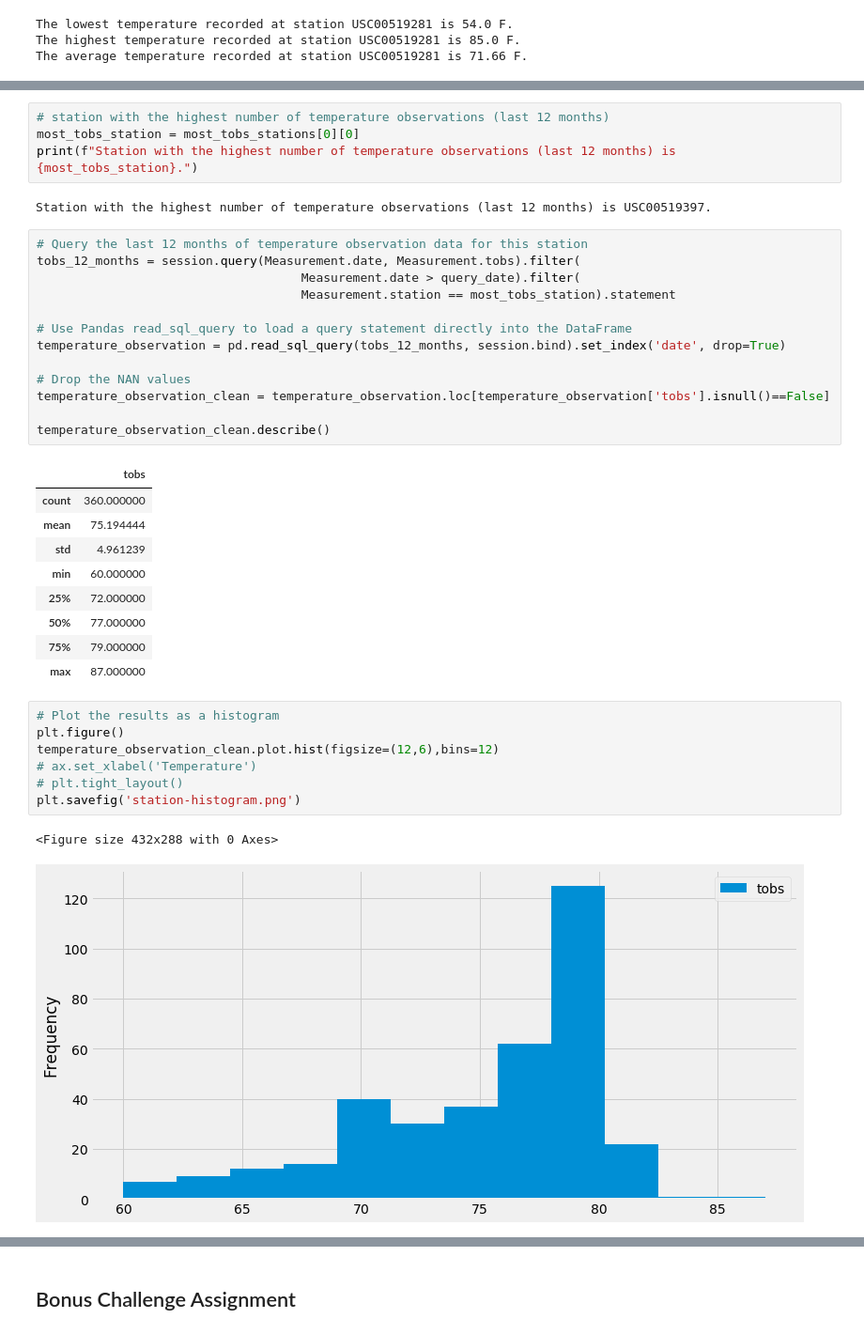
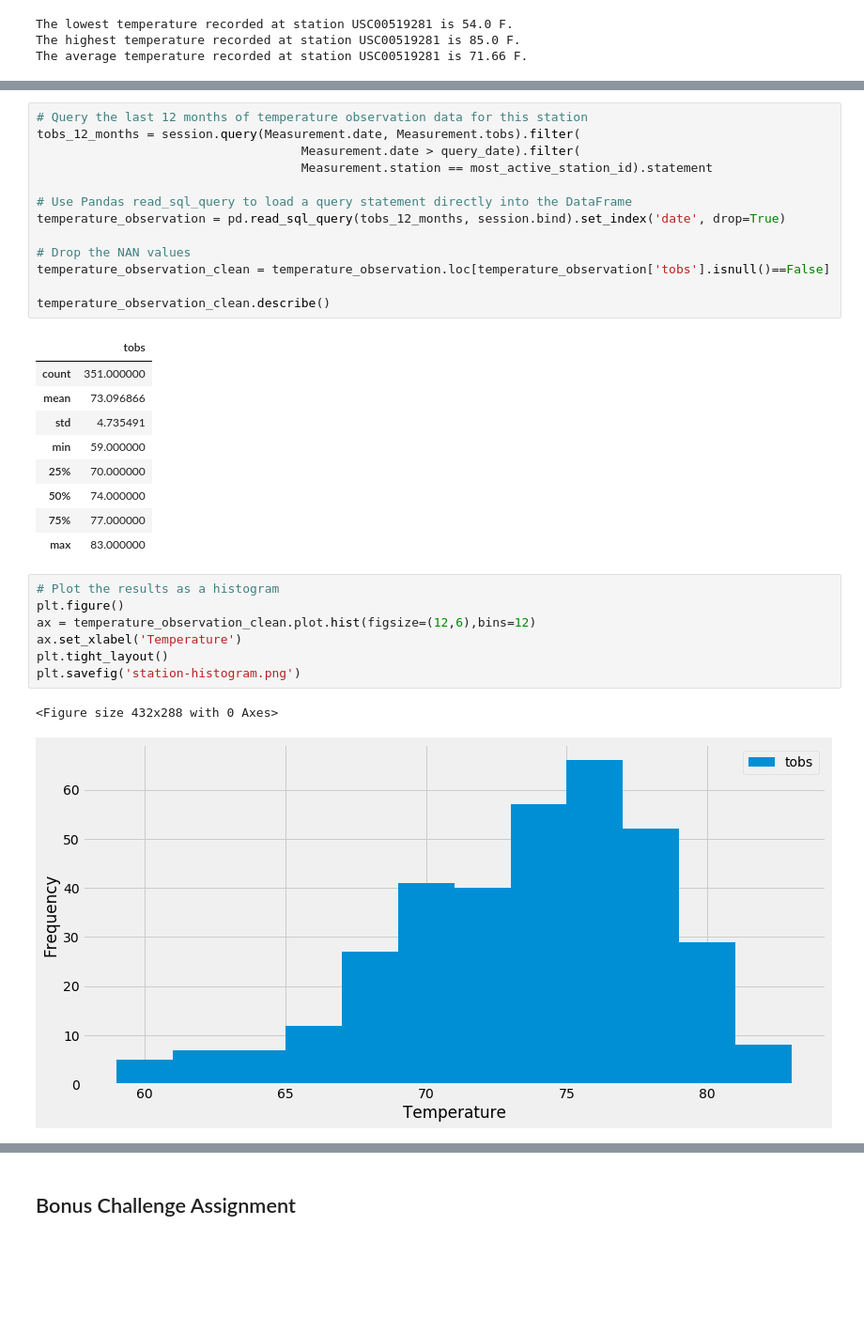
Before and after one commit to gpivaro/sqlalchemy-challenge, a Jupyter notebook: climate.ipynb, the cells around one changed output, grey strips where cells are left out. Shown at 94% size. Saved outputs shown, nothing was run; the diff lists cells and outputs as text; blank space fills up the shorter version.

Commit message:
Histogram done

```diff
--- a/climate.ipynb
+++ b/climate.ipynb
@@ -186,14 +182,8 @@ most_tobs_stations
-# %%
-# station with the highest number of temperature observations (last 12 months)
-most_tobs_station = most_tobs_stations[0][0]
-print(f"Station with the highest number of temperature observations (last 12 months) is {most_tobs_station}.")
-# %% [output]
-Station with the highest number of temperature observations (last 12 months) is USC00519397.
 # %%
 # Query the last 12 months of temperature observation data for this station
 tobs_12_months = session.query(Measurement.date, Measurement.tobs).filter(
                                     Measurement.date > query_date).filter(
-                                    Measurement.station == most_tobs_station).statement
+                                    Measurement.station == most_active_station_id).statement
 
 # Use Pandas read_sql_query to load a query statement directly into the DataFrame
 temperature_observation = pd.read_sql_query(tobs_12_months, session.bind).set_index('date', drop=True)
@@ -204,22 +194,22 @@ temperature_observation_clean = temperature_observation.loc[temperature_observat
 temperature_observation_clean.describe()
 # %% [output]
 |  | tobs |
-| count | 360.000000 |
-| mean | 75.194444 |
-| std | 4.961239 |
-| min | 60.000000 |
-| 25% | 72.000000 |
-| 50% | 77.000000 |
-| 75% | 79.000000 |
-| max | 87.000000 |
+| count | 351.000000 |
+| mean | 73.096866 |
+| std | 4.735491 |
+| min | 59.000000 |
+| 25% | 70.000000 |
+| 50% | 74.000000 |
+| 75% | 77.000000 |
+| max | 83.000000 |
 # %%
 # Plot the results as a histogram
 plt.figure()
-temperature_observation_clean.plot.hist(figsize=(12,6),bins=12)
-# ax.set_xlabel('Temperature')
-# plt.tight_layout()
+ax = temperature_observation_clean.plot.hist(figsize=(12,6),bins=12)
+ax.set_xlabel('Temperature')
+plt.tight_layout()
 plt.savefig('station-histogram.png')
 # %% [output]
 <Figure size 432x288 with 0 Axes>
-[figure, old version]
+[figure, new version]
 # %%
```
Also changed, not shown: parts of 3 cells of this notebook, 1 other file.
